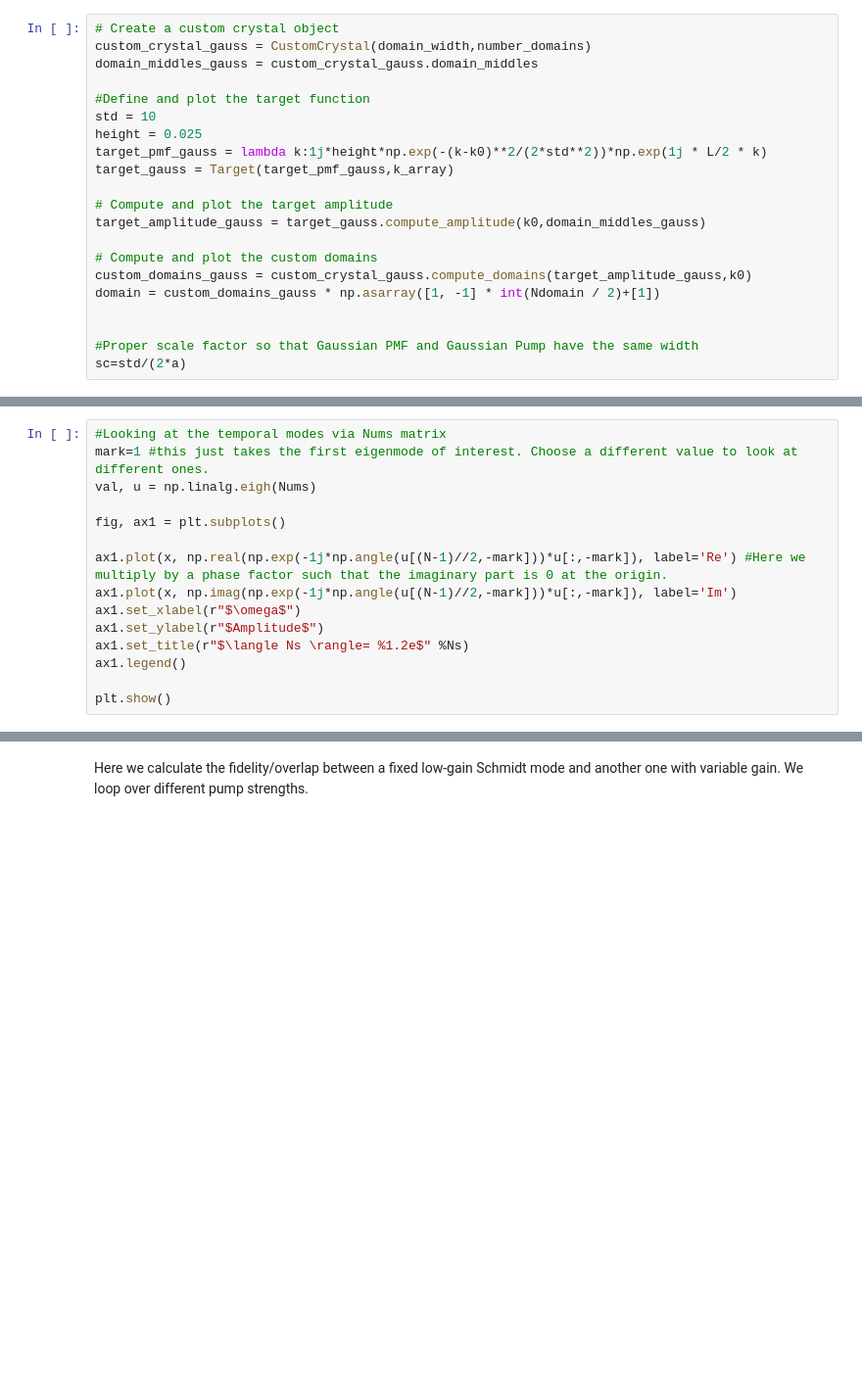
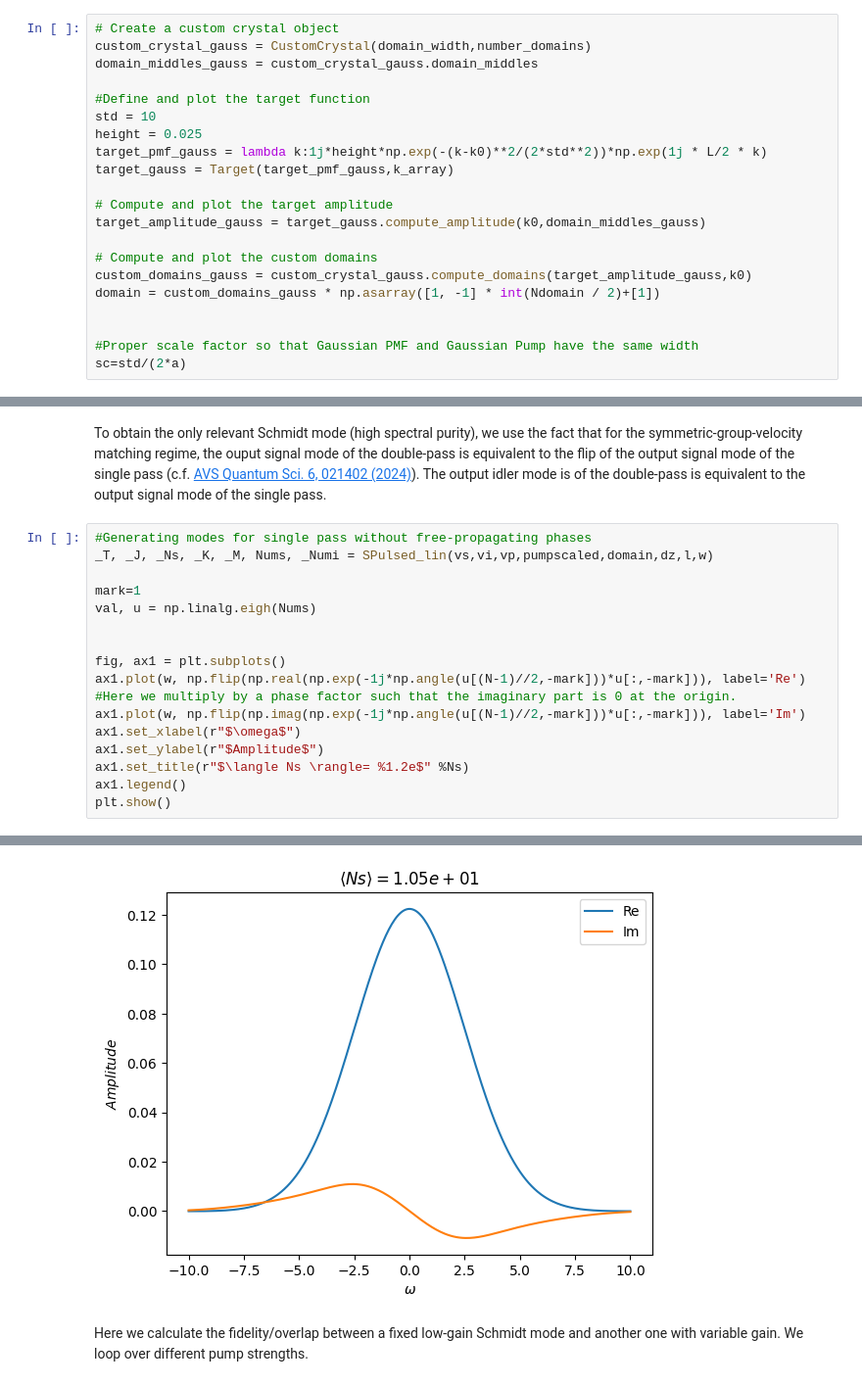
Before and after one commit to polyquantique/NeedALight, a Jupyter notebook: NeedALight/examples/example_doublepass.ipynb, the cells around one changed output, grey strips where cells are left out. Shown at 98% size. Drawn from its saved outputs; the diff is of its cells as text; blank space fills up the shorter version.

```diff
--- a/NeedALight/examples/example_doublepass.ipynb
+++ b/NeedALight/examples/example_doublepass.ipynb
@@ -146,16 +105,19 @@ We obtain the Schmidt modes from the N matrix and plot the first relevant mode.
+# %% [markdown]
+To obtain the only relevant Schmidt mode (high spectral purity), we use the fact that for the symmetric-group-velocity matching regime, the ouput signal mode of the double-pass is equivalent to the flip of the output signal mode of the single pass (c.f. [AVS Quantum Sci. 6, 021402 (2024)](https://doi.org/10.1116/5.0203013)). The output idler mode is of the double-pass is equivalent to the output signal mode of the single pass.
 # %%
-#Looking at the temporal modes via Nums matrix
-mark=1 #this just takes the first eigenmode of interest. Choose a different value to look at different ones.
+#Generating modes for single pass without free-propagating phases
+_T, _J, _Ns, _K, _M, Nums, _Numi = SPulsed_lin(vs,vi,vp,pumpscaled,domain,dz,l,w)
+
+mark=1
 val, u = np.linalg.eigh(Nums)
 
+
 fig, ax1 = plt.subplots()
-
-ax1.plot(x, np.real(np.exp(-1j*np.angle(u[(N-1)//2,-mark]))*u[:,-mark]), label='Re') #Here we multiply by a phase factor such that the imaginary part is 0 at the origin.
-ax1.plot(x, np.imag(np.exp(-1j*np.angle(u[(N-1)//2,-mark]))*u[:,-mark]), label='Im')
+ax1.plot(w, np.flip(np.real(np.exp(-1j*np.angle(u[(N-1)//2,-mark]))*u[:,-mark])), label='Re') #Here we multiply by a phase factor such that the imaginary part is 0 at the origin.
+ax1.plot(w, np.flip(np.imag(np.exp(-1j*np.angle(u[(N-1)//2,-mark]))*u[:,-mark])), label='Im')
 ax1.set_xlabel(r"$\omega$")
 ax1.set_ylabel(r"$Amplitude$")
 ax1.set_title(r"$\langle Ns \rangle= %1.2e$" %Ns)
 ax1.legend()
-
 plt.show()
 # %% [output]
@@ -163,2 +124,3 @@ plt.show()
+[figure, added]
 # %% [markdown]
 Here we calculate the fidelity/overlap between a fixed low-gain Schmidt mode and another one with variable gain. We loop over different pump strengths.
```
Also changed, not shown: parts of 17 cells of this notebook.
